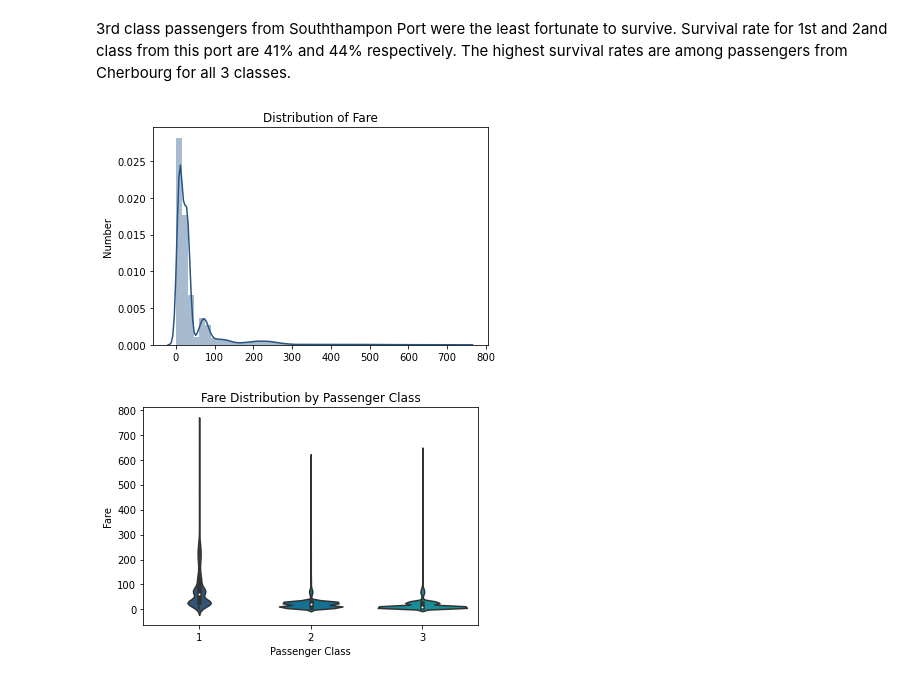
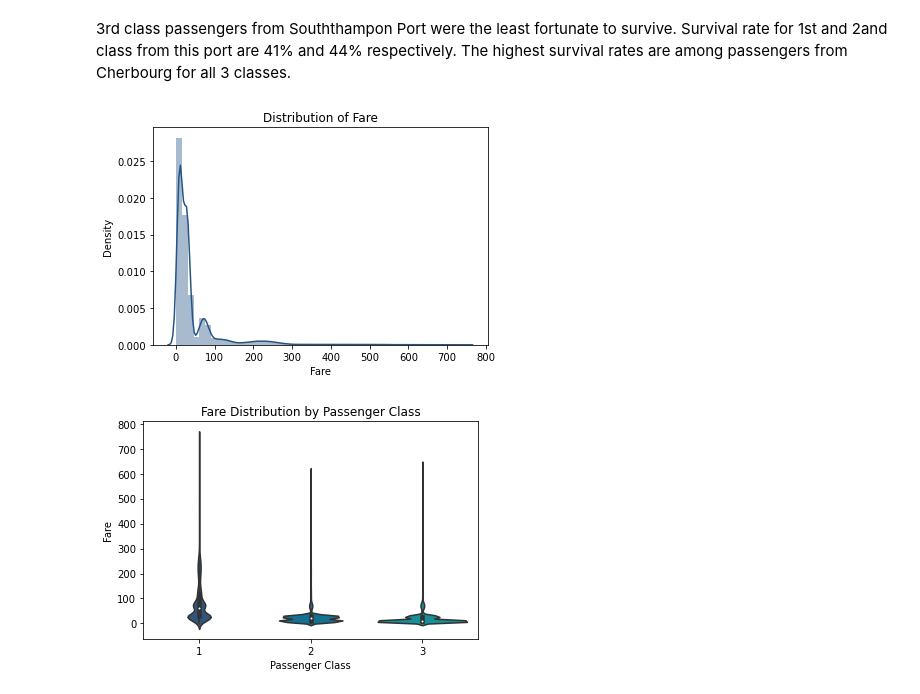
Before and after one commit to al-ensign/ml-introduction, a Jupyter notebook: 01_Descriptive_Statistics_and_Data_Exploration/eda.ipynb, the cells around one changed output. Saved outputs shown, nothing was run; the diff lists cells and outputs as text; code cells hidden in the pictures.

```diff
--- a/01_Descriptive_Statistics_and_Data_Exploration/eda.ipynb
+++ b/01_Descriptive_Statistics_and_Data_Exploration/eda.ipynb
@@ -423,10 +423,11 @@ The highest survival rates are among passengers from Cherbourg for all 3 classes
 # %%
 sns.distplot(x=train["Fare"])
 plt.title("Distribution of Fare")
-plt.ylabel("Number")
+plt.ylabel("Density")
+plt.xlabel("Fare")
 plt.show()
 # %% [output]
-[figure, old version]
+[figure, new version]
 # %%
 sns.violinplot(x="Pclass", y = "Fare", data = train)
 plt.xlabel("Passenger Class")
```
Also changed, not shown: parts of 5 cells of this notebook.
